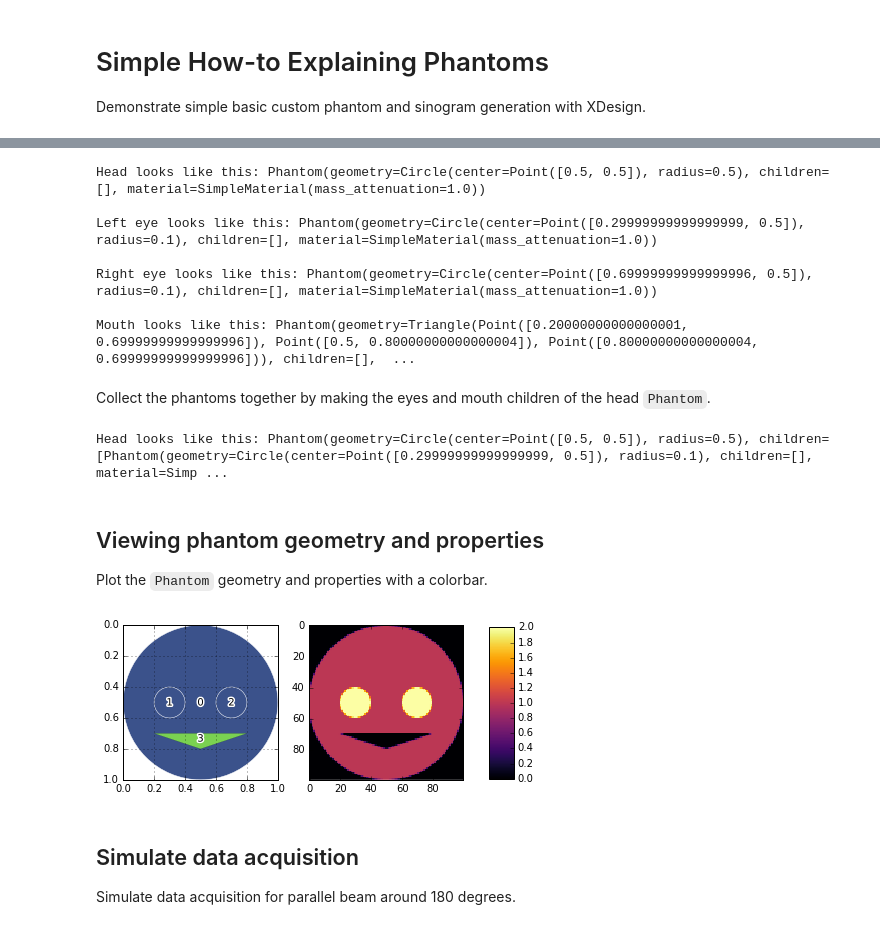
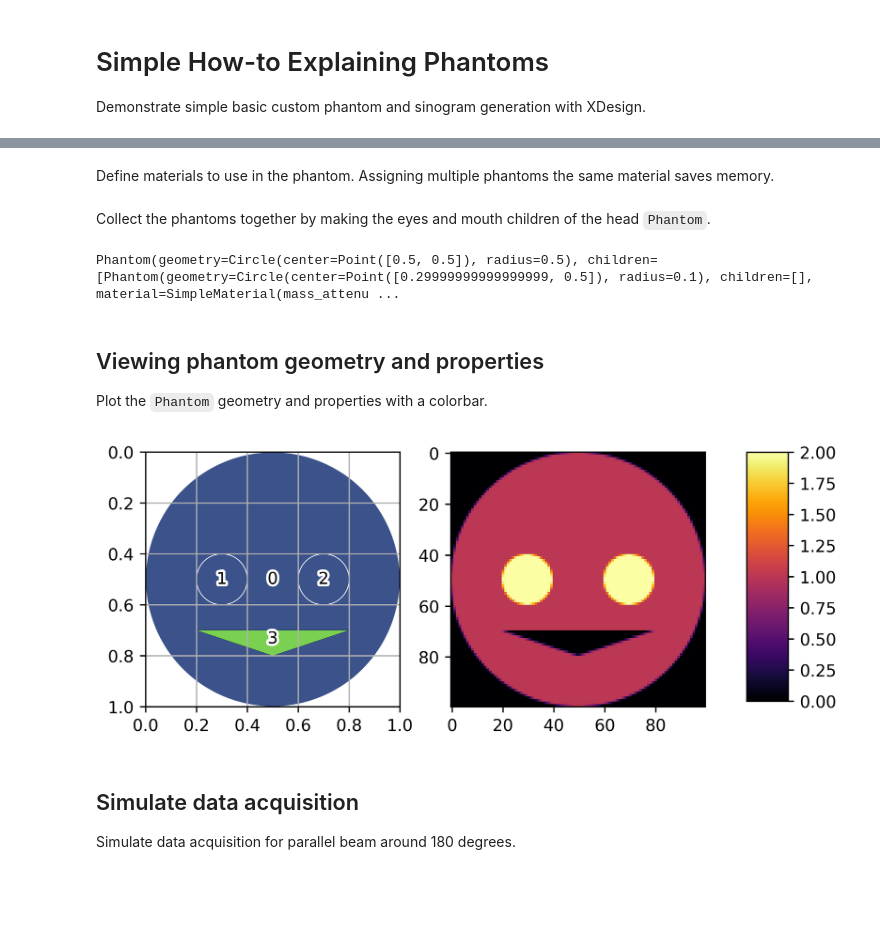
Before and after one commit to AdvancedPhotonSource/xdesign, a Jupyter notebook: docs/source/demos/Shepp.ipynb, the cells around one changed output, grey strips where cells are left out. Saved outputs shown, nothing was run; the diff lists cells and outputs as text; code cells hidden in the pictures; blank space fills up the shorter version.

```diff
--- a/docs/source/demos/Shepp.ipynb
+++ b/docs/source/demos/Shepp.ipynb
@@ -13,36 +15,36 @@ Create various `Phantoms` and assign attenuation `values` to each.
 # %%
 head = Phantom(geometry=Circle(Point([0.5, 0.5]), radius=0.5))
-head.material = SimpleMaterial(mass_attenuation=1.0)
-print('Head looks like this: {}\n'.format(repr(head)))
 
 eyeL = Phantom(geometry=Circle(Point([0.3, 0.5]), radius=0.1))
-eyeL.material = SimpleMaterial(mass_attenuation=1.0)
-print('Left eye looks like this: {}\n'.format(repr(eyeL)))
 
 eyeR = Phantom(geometry=Circle(Point([0.7, 0.5]), radius=0.1))
-eyeR.material = SimpleMaterial(mass_attenuation=1.0)
-print('Right eye looks like this: {}\n'.format(repr(eyeR)))
 
-mouth = Phantom(geometry=Triangle(Point([0.2, 0.7]), Point([0.5, 0.8]), Point([0.8, 0.7])))
-mouth.material = SimpleMaterial(mass_attenuation=-1.0)
-print('Mouth looks like this: {}\n'.format(repr(mouth)))
+mouth = Phantom(geometry=Triangle(Point([0.2, 0.7]),
+                                  Point([0.5, 0.8]),
+                                  Point([0.8, 0.7])))
-# %% [output]
-Head looks like this: Phantom(geometry=Circle(center=Point([0.5, 0.5]), radius=0.5), children=[], material=SimpleMaterial(mass_attenuation=1.0))
-
-Left eye looks like this: Phantom(geometry=Circle(center=Point([0.29999999999999999, 0.5]), radius=0.1), children=[], material=SimpleMaterial(mass_attenuation=1.0))
-
-Right eye looks like this: Phantom(geometry=Circle(center=Point([0.69999999999999996, 0.5]), radius=0.1), children=[], material=SimpleMaterial(mass_attenuation=1.0))
-
-Mouth looks like this: Phantom(geometry=Triangle(Point([0.20000000000000001, 0.69999999999999996]), Point([0.5, 0.80000000000000004]), Point([0.80000000000000004, 0.69999999999999996])), children=[],  ...
+# %% [markdown]
+Define materials to use in the phantom. Assigning multiple phantoms the same material saves memory.
+# %%
+material0 = SimpleMaterial(mass_attenuation=1.0)
+material1 = SimpleMaterial(mass_attenuation=-1.0)
+
+head.material = material0
+eyeL.material = material0
+eyeR.material = material0
+mouth.material = material1
+
+assert head.material is eyeL.material
+assert head.material is not mouth.material
 # %% [markdown]
 Collect the phantoms together by making the eyes and mouth children of the head `Phantom`.
 # %%
 head.append(eyeL)
 head.append(eyeR)
 head.append(mouth)
-print('Head looks like this: {}\n'.format(repr(head)))
+
+print(repr(head))
 # %% [output]
-Head looks like this: Phantom(geometry=Circle(center=Point([0.5, 0.5]), radius=0.5), children=[Phantom(geometry=Circle(center=Point([0.29999999999999999, 0.5]), radius=0.1), children=[], material=Simp ...
+Phantom(geometry=Circle(center=Point([0.5, 0.5]), radius=0.5), children=[Phantom(geometry=Circle(center=Point([0.29999999999999999, 0.5]), radius=0.1), children=[], material=SimpleMaterial(mass_attenu ...
 # %% [markdown]
 ## Viewing phantom geometry and properties
 
@@ -50,29 +52,30 @@ Plot the `Phantom` geometry and properties with a colorbar.
 # %%
 fig = plt.figure(figsize=(7, 3), dpi=600)
 
 # plot geometry
 axis = fig.add_subplot(121, aspect='equal')
 plt.grid('on')
 plt.gca().invert_yaxis()
 plot_phantom(head, axis=axis, labels=False)
 
 # plot property
 plt.subplot(1, 2, 2)
-im = plt.imshow(discrete_phantom(head, 100, prop='mass_attenuation'), interpolation='none', cmap=plt.cm.inferno)
+im = plt.imshow(discrete_phantom(head, 100, prop='mass_attenuation'),
+                interpolation='none', cmap=plt.cm.inferno)
 
 # plot colorbar
 fig.subplots_adjust(right=0.8)
 cbar_ax = fig.add_axes([0.85, 0.16, 0.05, 0.7])
 fig.colorbar(im, cax=cbar_ax)
 
 # save the figure
 plt.savefig('Shepp_sidebyside.png', dpi=600,
         orientation='landscape', papertype=None, format=None,
         transparent=True, bbox_inches='tight', pad_inches=0.0,
         frameon=False)
 plt.show()
 # %% [output]
-[figure, old version]
+[figure, new version]
 # %% [markdown]
 ## Simulate data acquisition
 
```
Also changed, not shown: parts of 3 cells of this notebook.
